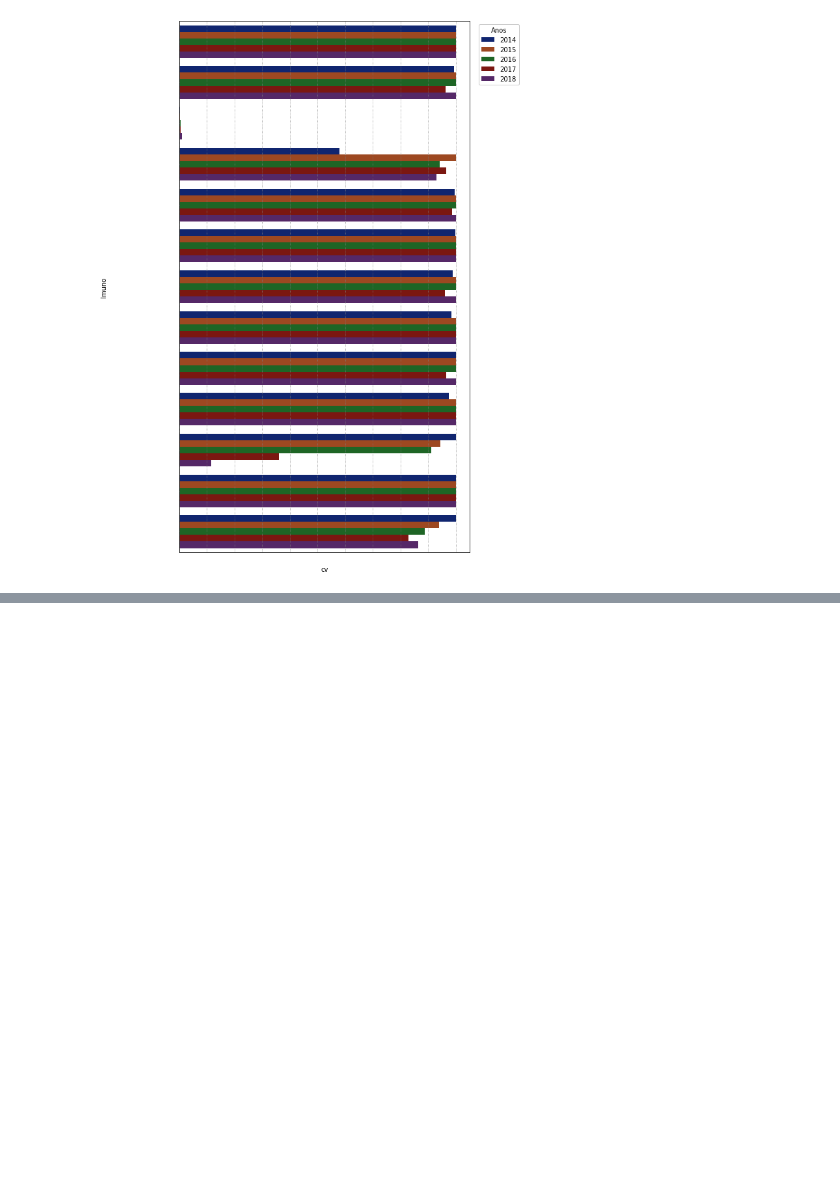
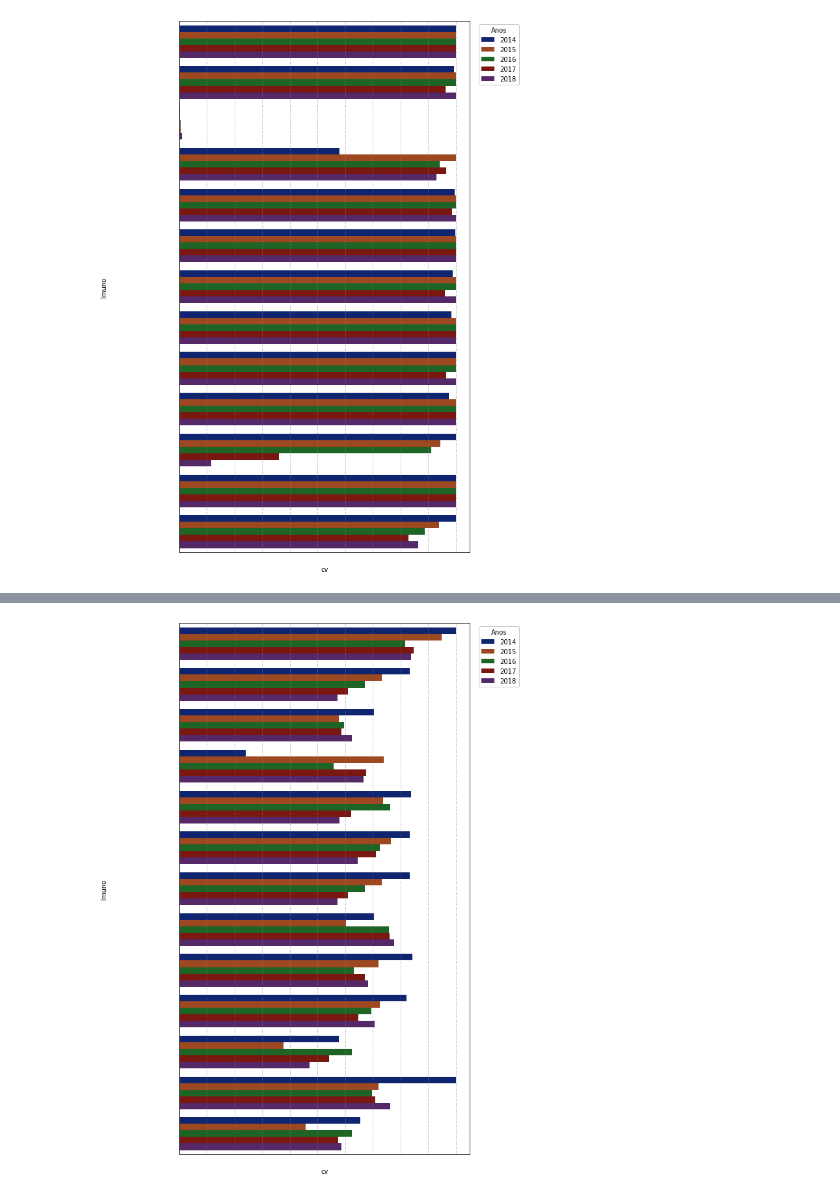
Before and after one commit to ViniciusCastillo/BootcampAlura_ProjetoModulo2, a Jupyter notebook: Notebooks/analise.ipynb, the cells around one changed output, grey strips where cells are left out. Cells and saved outputs as stored; diff of their text form; code cells hidden in the pictures; blank space fills up the shorter version.

```diff
--- a/Notebooks/analise.ipynb
+++ b/Notebooks/analise.ipynb
@@ -190,0 +226,6 @@ E também, parecido com o Alagoas, a Trera Viral está com a cobertura bem baixa
+# %%
+dadosPara = dados.query("uf == 'Pará'").sort_values("Imuno")
+frequencia = pd.crosstab(index=[dadosPara["Imuno"],dadosPara["meta"]],columns=[dadosPara["ano"]],
+                         values=dadosPara["cv"], aggfunc="mean")
+print("Cobertura vacinal do estado da Pará\n")
+frequencia
@@ -190,0 +249,4 @@ E também, parecido com o Alagoas, a Trera Viral está com a cobertura bem baixa
+# %%
+plotar(dadosPara)
+# %% [output]
+[figure, added]
```
Also changed, not shown: parts of 20 cells of this notebook.
